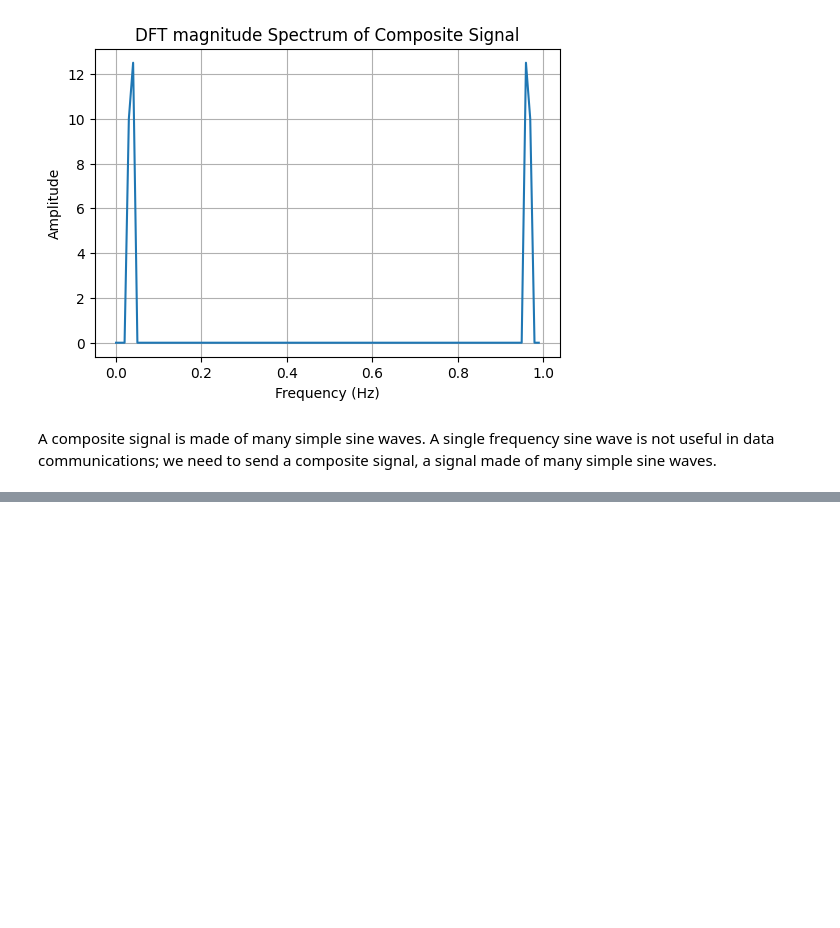
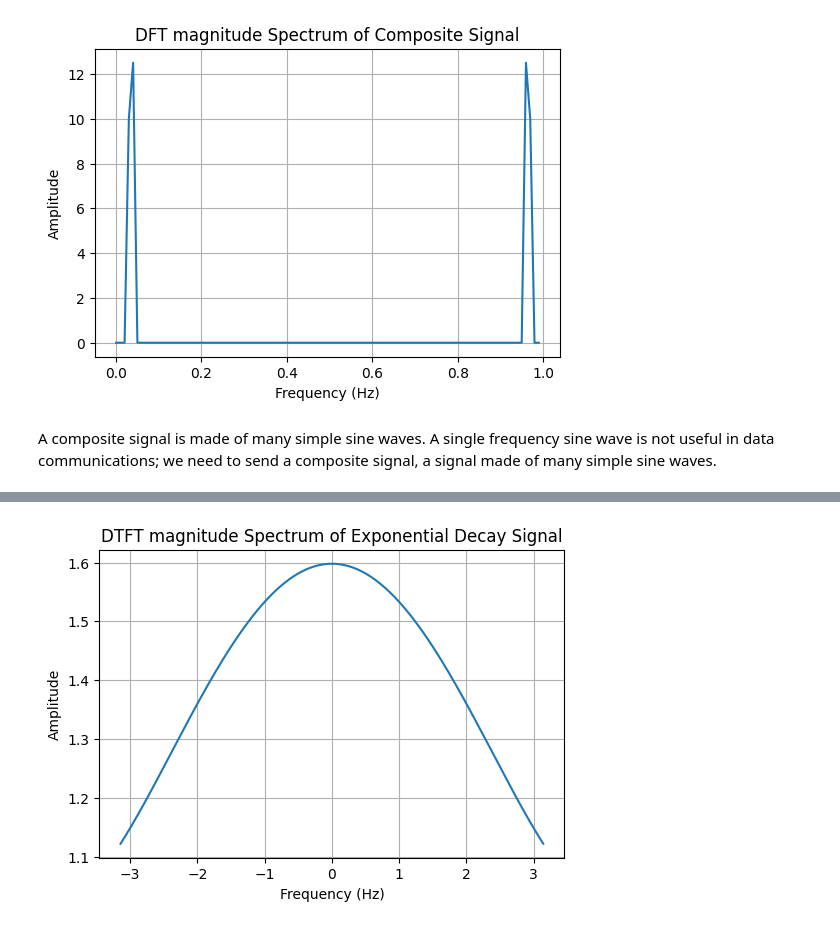
Before and after one commit to joshIsac/SpeechRecognition-, a Jupyter notebook: 2348523_SPR_DFT_and_DTFT_Lab_2.ipynb, the cells around one changed output, grey strips where cells are left out. Drawn from its saved outputs; the diff is of its cells as text; code cells hidden in the pictures; blank space fills up the shorter version.

```diff
--- a/2348523_SPR_DFT_and_DTFT_Lab_2.ipynb
+++ b/2348523_SPR_DFT_and_DTFT_Lab_2.ipynb
@@ -144,0 +168,23 @@ A composite signal is made of many simple sine waves. A single frequency sine wa
+# %%
+#compute DTFT for Exponenential Decay
+def dtft_exp_decay(exp_decay,fs):
+  fs=1000
+  time=np.arange(0,t,1/fs)
+  f=10
+  exp_decay=a*np.exp(-rate*time)*np.sin(2*np.pi*f*time)
+  omega=np.linspace(-np.pi,np.pi,1000)
+  #compute dtft
+  X=np.array([np.sum(exp_decay*np.exp(-1j*w*time)) for w in omega])
+  return X,omega
+
+
+x,omega=dtft_exp_decay(exp_decay,fs)
+
+plt.figure(figsize=(6,4))
+plt.plot(omega,np.abs(x))
+plt.xlabel('Frequency (Hz)')
+plt.ylabel('Amplitude')
+plt.title('DTFT magnitude Spectrum of Exponential Decay Signal')
+plt.grid(True)
+# %% [output]
+[figure, added]
```
Also changed, not shown: parts of 8 cells of this notebook.
